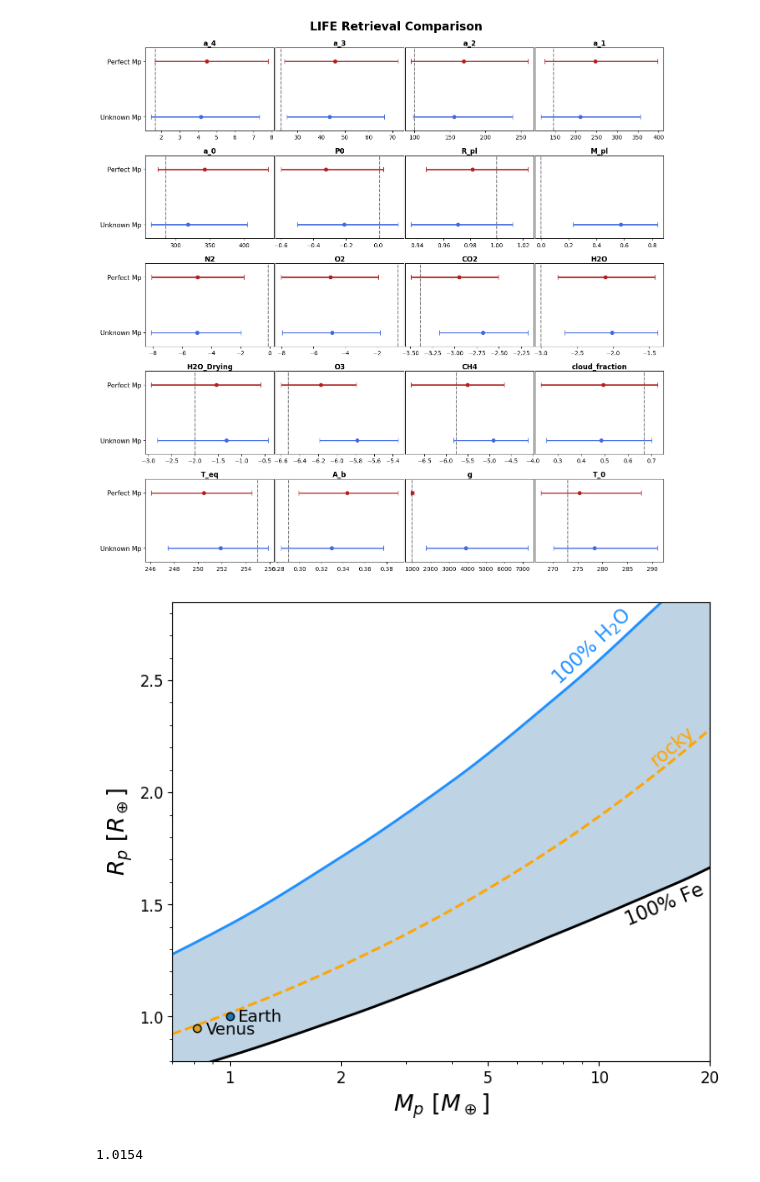
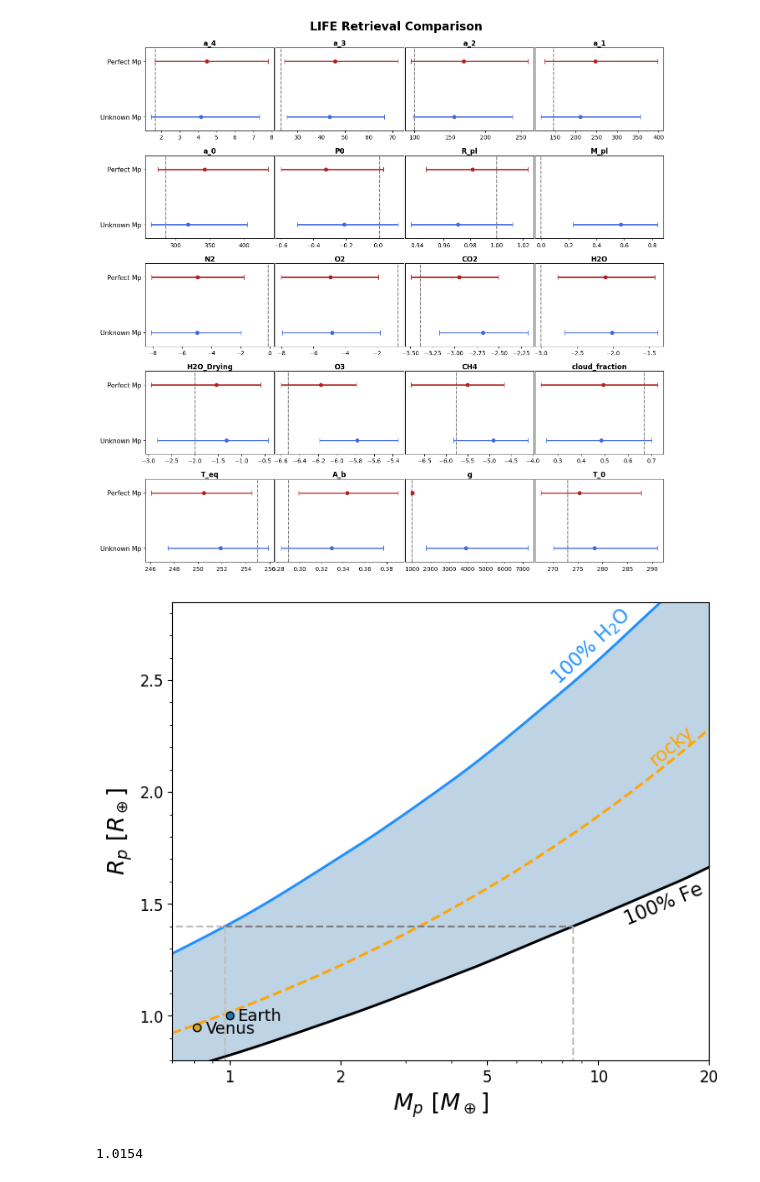
Before and after one commit to Tim171717/Semester_Project_Too, a Jupyter notebook: Testing.ipynb, the cells around one changed output. Cells and saved outputs as stored; diff of their text form; code cells hidden in the pictures.

```diff
--- a/Testing.ipynb
+++ b/Testing.ipynb
@@ -621,6 +621,8 @@ R100Fe =  np.array([0.445,0.55,0.676,0.823,0.99,1.176,1.38,1.59,1.82])
 R100H2O = np.array([0.776,0.952,1.163,1.41,1.71,2.05,2.45,2.9,3.36])
 lowerf = PchipInterpolator(masses, R100Fe)
 upperf = PchipInterpolator(masses, R100H2O)
+lowerfinv = PchipInterpolator(R100Fe, masses)
+upperfinv = PchipInterpolator(R100H2O, masses)
 # %%
 M = np.logspace(-1.3,1.31, 400)  # 0.06–100 Earth masses
 
@@ -711,6 +713,12 @@ ax.text(
     color='orange',
 )
 
+ax.hlines(1.4, 0, upperfinv(1.4), color='silver', linestyle='--')
+ax.hlines(1.4, upperfinv(1.4), lowerfinv(1.4), color='gray', linestyle='--')
+ax.vlines(upperfinv(1.4), 1.4, 0, color='silver', linestyle='--')
+ax.vlines(lowerfinv(1.4), 1.4, 0, color='silver', linestyle='--')
+
+
 #Planets
 ax.scatter(
     1,
@@ -724,34 +732,34 @@ ax.text(
     1,
     r"Earth",
     fontsize=13,
     ha="left",
     va="center",
     color='black',
 )
 
 ax.scatter(
     0.815,
     0.949,
     color="goldenrod",
     edgecolor="black",
     zorder=5
 )
 ax.text(
     0.815 + 0.05,
     0.949 - 0.01,
     r"Venus",
     fontsize=13,
     ha="left",
     va="center",
     color='black',
 )
 
 plt.tight_layout()
 plt.savefig("mass_radius.pdf", bbox_inches="tight")
 
 plt.show()
 # %% [output]
-[figure, old version]
+[figure, new version]
 # %%
 (1.07 - 0.21 * 0.26)
 # %% [output]
```
